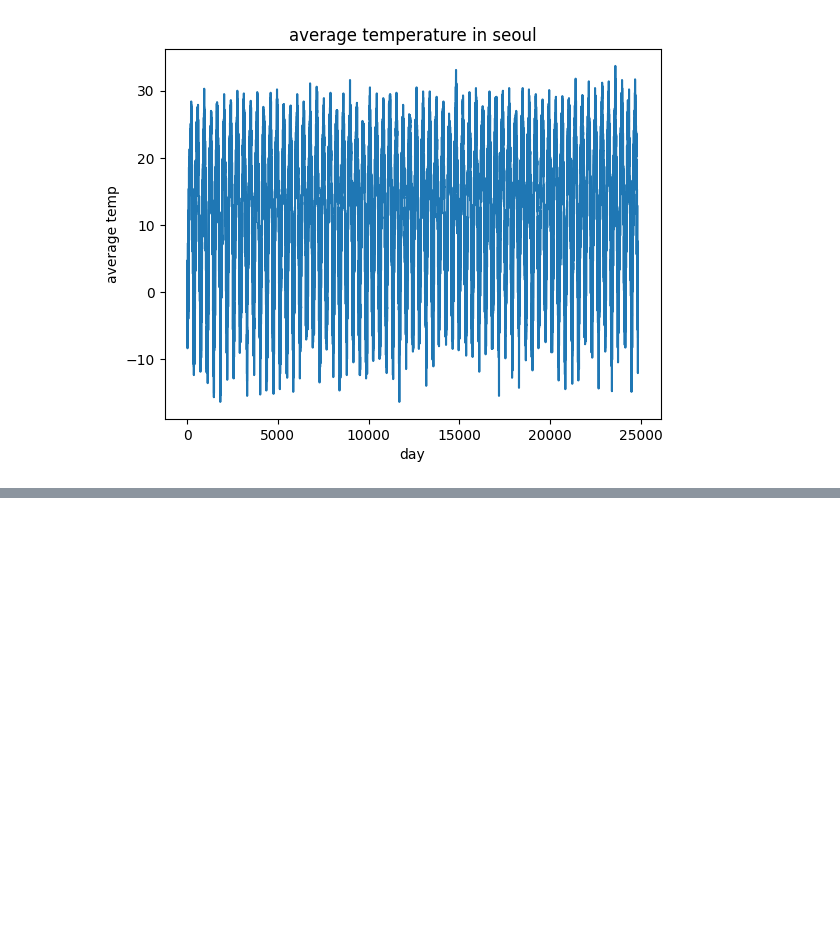
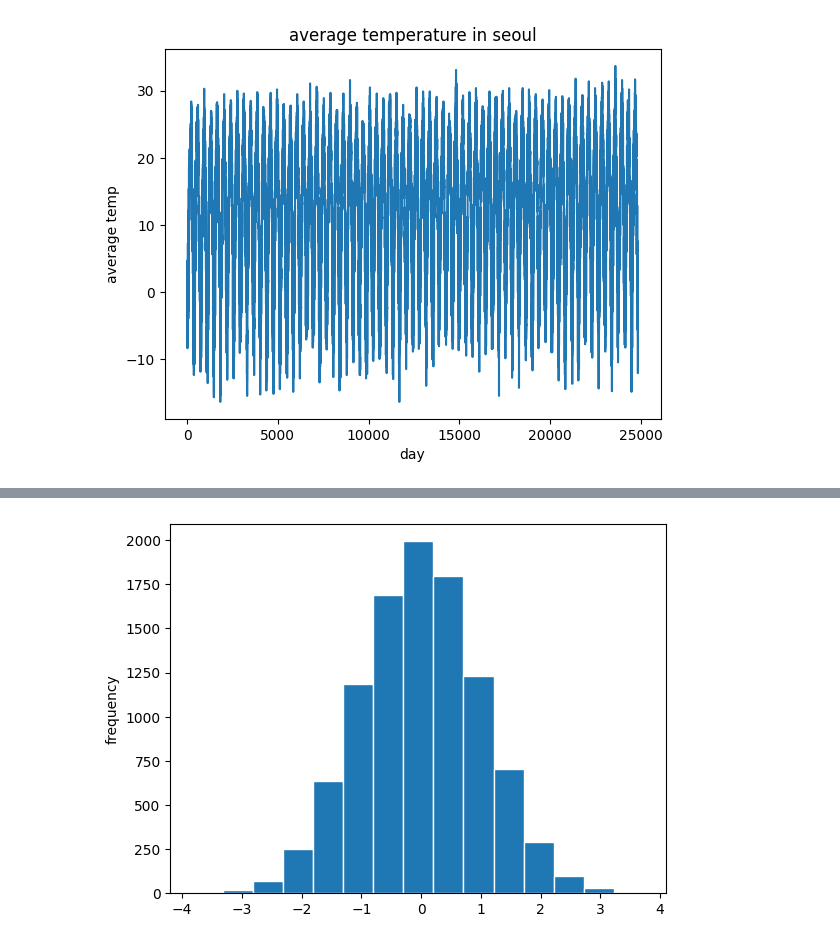
Before and after one commit to Dhuns/Display_AI, a Jupyter notebook: Day_1.ipynb, the cells around one changed output, grey strips where cells are left out. Saved outputs shown, nothing was run; the diff lists cells and outputs as text; code cells hidden in the pictures; blank space fills up the shorter version.

```diff
--- a/Day_1.ipynb
+++ b/Day_1.ipynb
@@ -38,0 +82,9 @@ plt.show()
+# %%
+# Histogram
+
+x = np.random.normal(0,1,10000)
+plt.hist(x, bins=15, edgecolor='white')
+plt.ylabel('frequency')
+plt.show()
+# %% [output]
+[figure, added]
```
Also changed, not shown: parts of 3 cells of this notebook.
